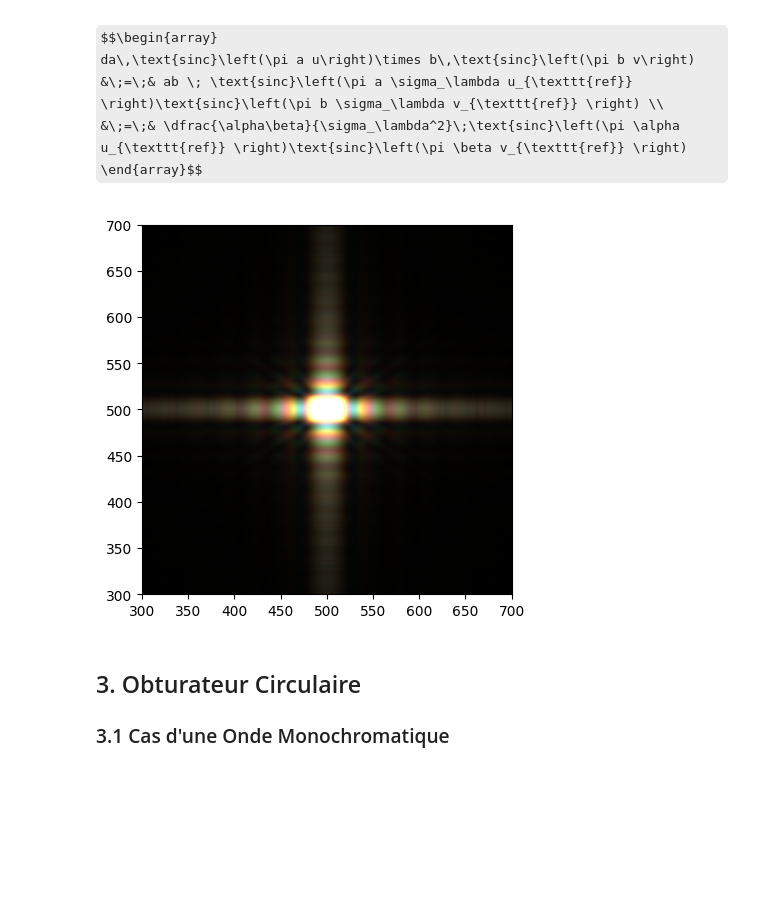
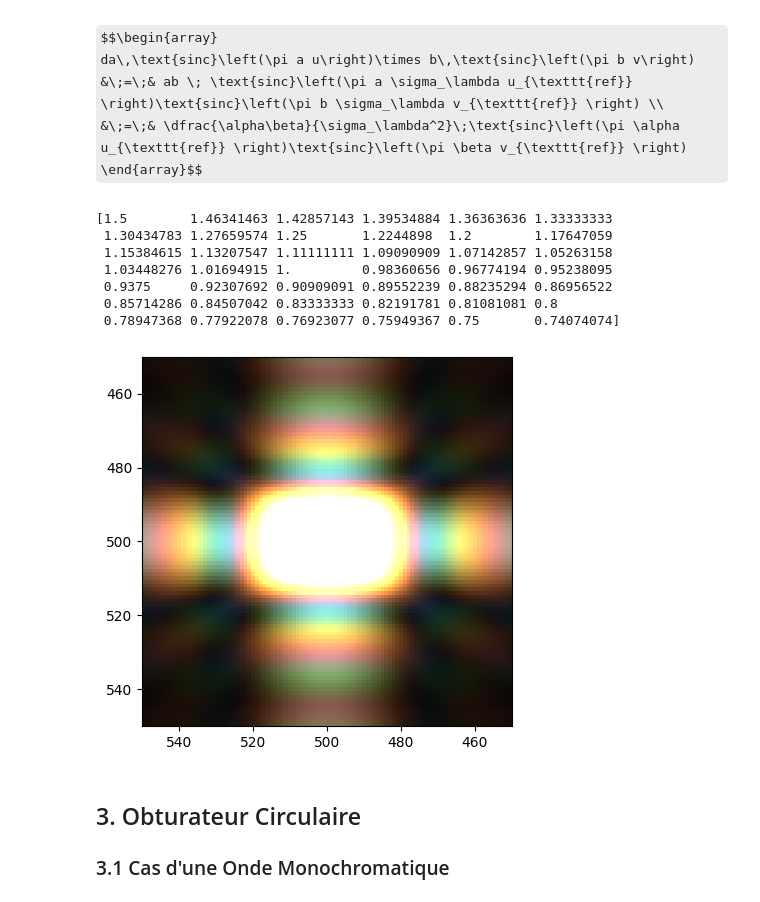
Before and after one commit to fouakh/PM102, a Jupyter notebook: TP3.ipynb, the cells around one changed output. Drawn from its saved outputs; the diff is of its cells as text; code cells hidden in the pictures; some formulas as TeX source; blank space fills up the shorter version.

```diff
--- a/TP3.ipynb
+++ b/TP3.ipynb
@@ -82,6 +82,9 @@ wavelength = np.arange(400, 820, 10)
 num_wl = len(wavelength)
 
 sigma = wavelength_ref / wavelength
+
+print(sigma)
+
 alpha = a * sigma
 beta = b * sigma
 
@@ -112,17 +115,25 @@ Green_Img = 255 * Green_Img
 Red_Img = Red_Img.astype(int)
 Blue_Img = Blue_Img.astype(int)
 Green_Img = Green_Img.astype(int)
+# %% [output]
+[1.5        1.46341463 1.42857143 1.39534884 1.36363636 1.33333333
+ 1.30434783 1.27659574 1.25       1.2244898  1.2        1.17647059
+ 1.15384615 1.13207547 1.11111111 1.09090909 1.07142857 1.05263158
+ 1.03448276 1.01694915 1.         0.98360656 0.96774194 0.95238095
+ 0.9375     0.92307692 0.90909091 0.89552239 0.88235294 0.86956522
+ 0.85714286 0.84507042 0.83333333 0.82191781 0.81081081 0.8
+ 0.78947368 0.77922078 0.76923077 0.75949367 0.75       0.74074074]
 # %%
 RGB_Image = np.stack([Red_Img, Green_Img, Blue_Img], axis=-1)
 RGB_Image = np.clip(RGB_Image, 0, 255)
 
 plt.imshow(RGB_Image)
-plt.xlim([300, 700])
-plt.ylim([300, 700])
+plt.xlim([550, 450])
+plt.ylim([550, 450])
 
 plt.show()
 # %% [output]
-[figure, old version]
+[figure, new version]
 # %% [markdown]
 ## 3. Obturateur Circulaire
 
```
Also changed, not shown: parts of 2 cells of this notebook, 2 other files.
